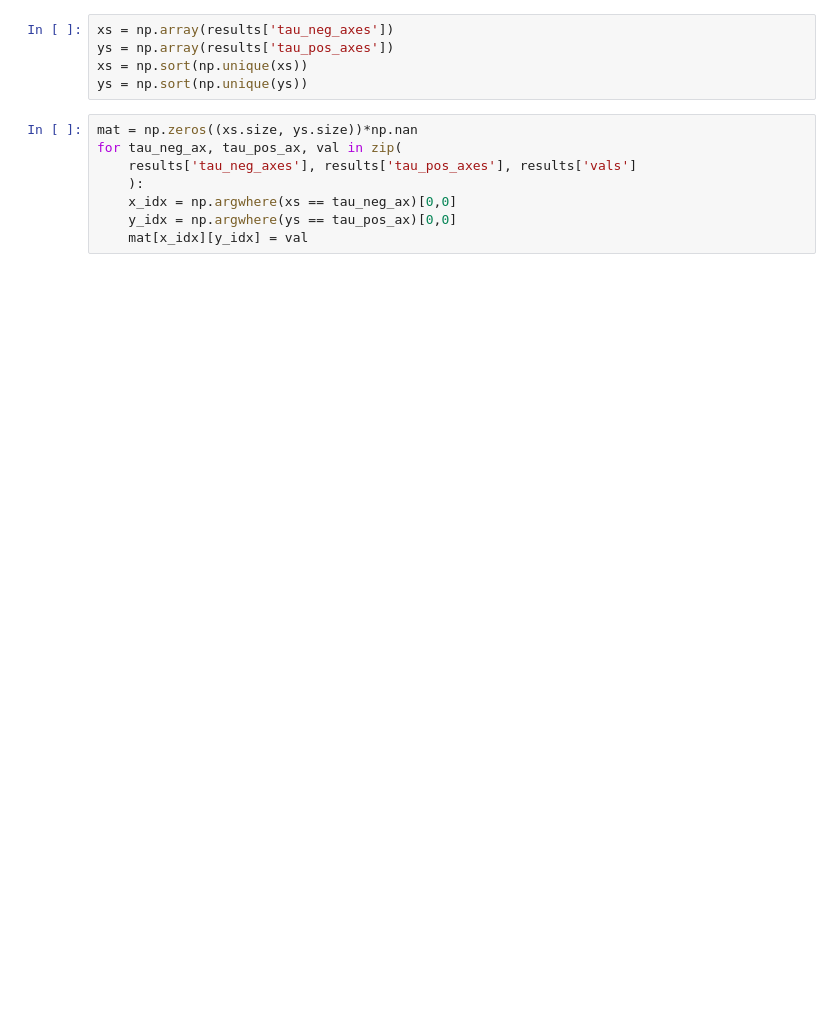
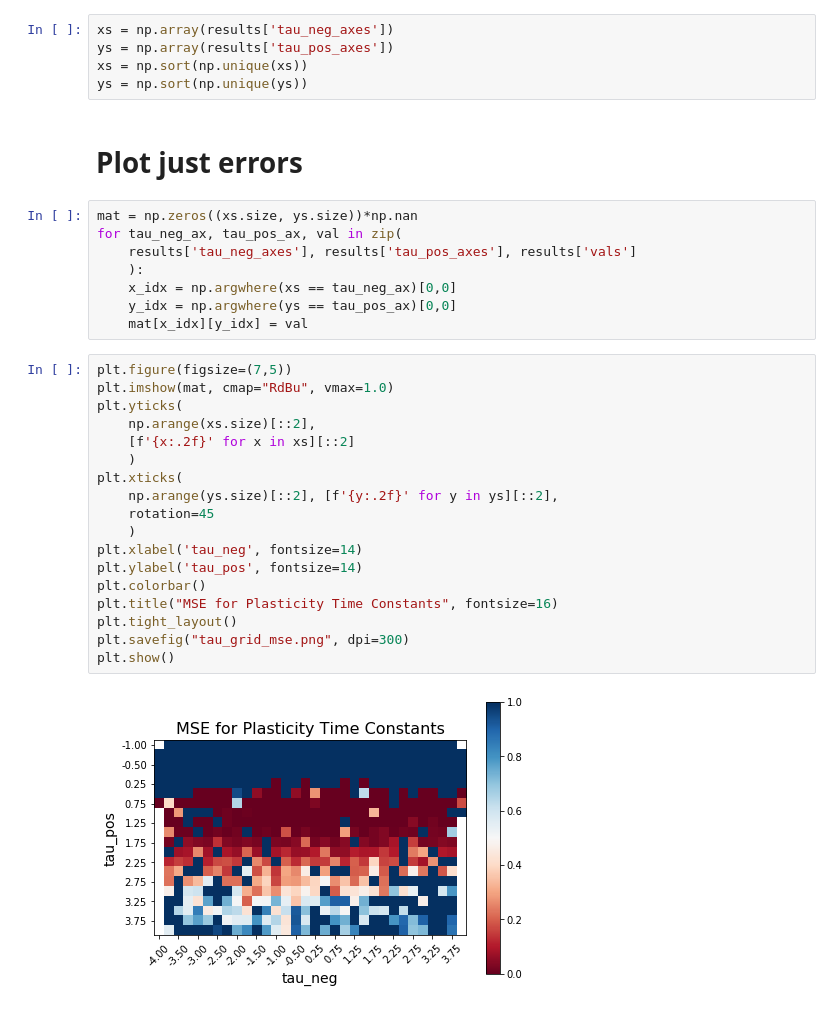
Before and after one commit to chingf/sr-project, a Jupyter notebook: notebooks/06-tau-grids.ipynb, the cells around one changed output. Drawn from its saved outputs; the diff is of its cells as text; blank space fills up the shorter version.

```diff
--- a/notebooks/06-tau-grids.ipynb
+++ b/notebooks/06-tau-grids.ipynb
@@ -85,6 +97,8 @@ xs = np.array(results['tau_neg_axes'])
 ys = np.array(results['tau_pos_axes'])
 xs = np.sort(np.unique(xs))
 ys = np.sort(np.unique(ys))
+# %% [markdown]
+# Plot just errors
 # %%
 mat = np.zeros((xs.size, ys.size))*np.nan
 for tau_neg_ax, tau_pos_ax, val in zip(
@@ -93,3 +107,23 @@ for tau_neg_ax, tau_pos_ax, val in zip(
     x_idx = np.argwhere(xs == tau_neg_ax)[0,0]
     y_idx = np.argwhere(ys == tau_pos_ax)[0,0]
     mat[x_idx][y_idx] = val
+# %%
+plt.figure(figsize=(7,5))
+plt.imshow(mat, cmap="RdBu", vmax=1.0)
+plt.yticks(
+    np.arange(xs.size)[::2],
+    [f'{x:.2f}' for x in xs][::2]
+    )
+plt.xticks(
+    np.arange(ys.size)[::2], [f'{y:.2f}' for y in ys][::2],
+    rotation=45
+    )
+plt.xlabel('tau_neg', fontsize=14)
+plt.ylabel('tau_pos', fontsize=14)
+plt.colorbar()
+plt.title("MSE for Plasticity Time Constants", fontsize=16)
+plt.tight_layout()
+plt.savefig("tau_grid_mse.png", dpi=300)
+plt.show()
+# %% [output]
+[figure, added]
```
Also changed, not shown: parts of 5 cells of this notebook, 4 other files.
